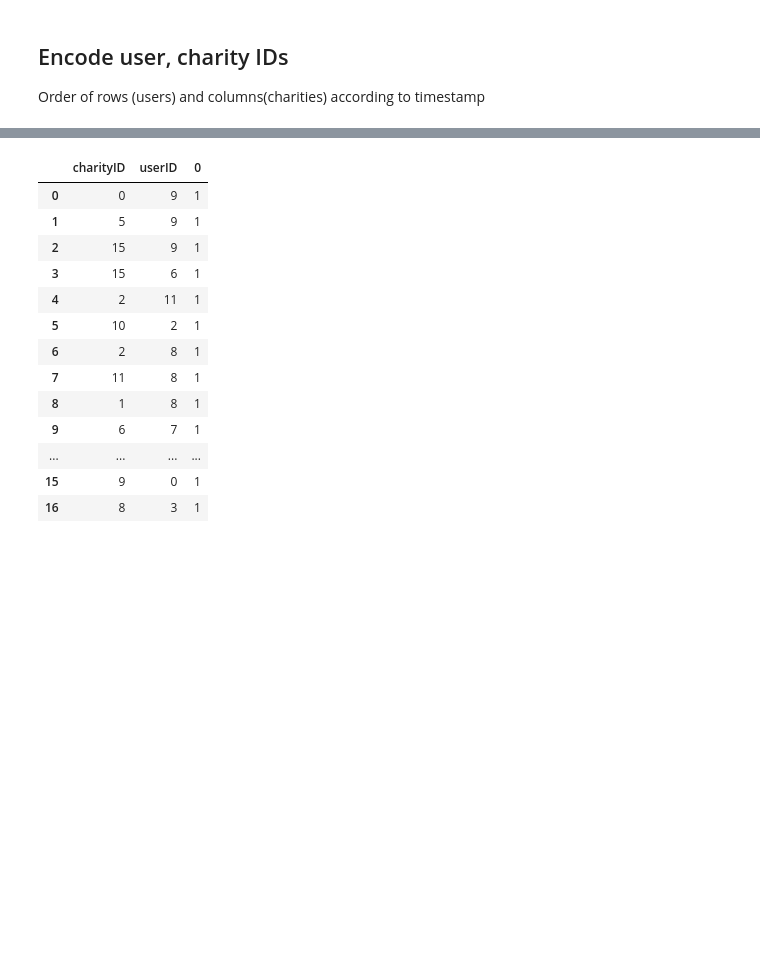
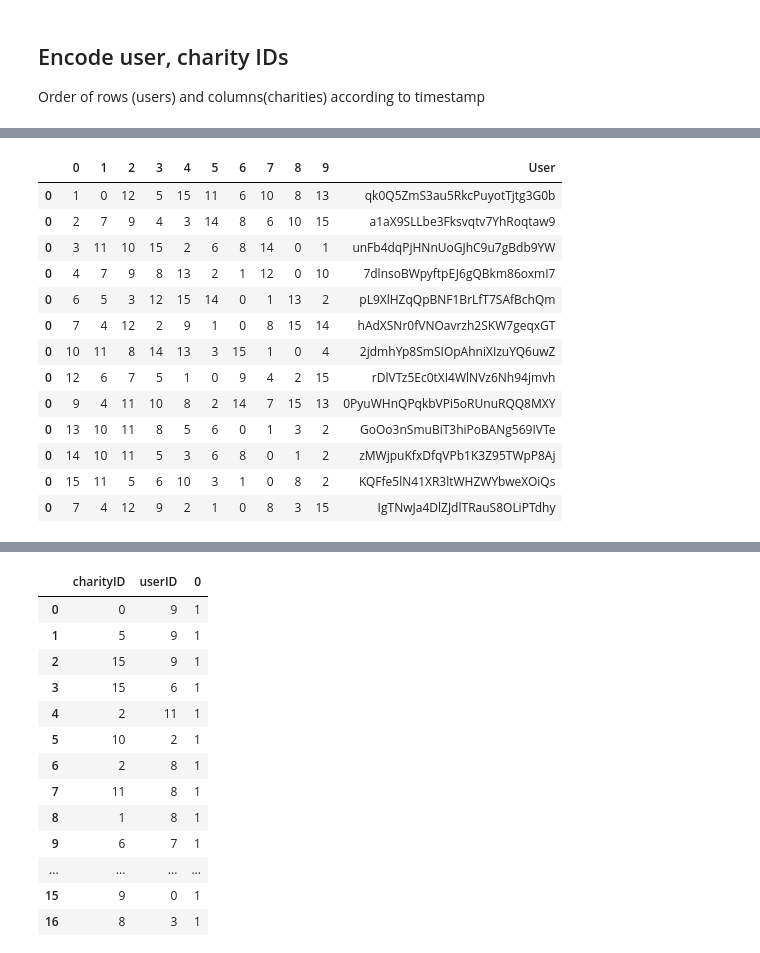
Before and after one commit to TheTriangle/Charities-ML, a Jupyter notebook: BasicModel.ipynb, the cells around one changed output, grey strips where cells are left out. Cells and saved outputs as stored; diff of their text form; code cells hidden in the pictures; blank space fills up the shorter version.

```diff
--- a/BasicModel.ipynb
+++ b/BasicModel.ipynb
@@ -161,0 +184,3 @@ from sklearn.preprocessing import LabelEncoder
+# %%
+data = analytics.drop(columns=['timestamp']).drop_duplicates()
+data
@@ -161,0 +252,33 @@ from sklearn.preprocessing import LabelEncoder
+# %%
+UserModel = tf.keras.Sequential([
+    UserID_vocabulary,
+    tf.keras.layers.Embedding(UserID_vocabulary.vocabulary_size(), 64)
+])
+
+CharityModel = tf.keras.Sequential([
+    Charity_vocabulary,
+    tf.keras.layers.Embedding(Charity_vocabulary.vocabulary_size(), 64)
+])
+
+task = tfrs.tasks.Retrieval(metrics=tfrs.metrics.FactorizedTopK(
+    Charity.batch(4).map(CharityModel))
+)
+# %%
+model = CharityRecModel(UserModel, CharityModel, task)
+model.compile(optimizer=tf.keras.optimizers.Adagrad(0.5))
+
+# Train for 3 epochs.
+model.fit(ratings.batch(4), epochs=3)
+# Use brute-force search to set up retrieval using the trained representations.
+index = tfrs.layers.factorized_top_k.BruteForce(model.UserModel)
+
+index.index_from_dataset(Charity.batch(4).map(model.CharityModel))
+users = data.userID.unique().tolist()
+
+fcst = pd.DataFrame()
+
+for x in users:
+    _, Charity = index(np.array([x]))
+    fcst = pd.concat((fcst, pd.DataFrame(Charity[0, :10].numpy()).transpose()))
+
+fcst['User'] = users
@@ -161,0 +292,17 @@ from sklearn.preprocessing import LabelEncoder
+# %%
+fcst
+# %% [output]
+|  | 0 | 1 | 2 | 3 | 4 | 5 | 6 | 7 | 8 | 9 | User |
+| 0 | 1 | 0 | 12 | 5 | 15 | 11 | 6 | 10 | 8 | 13 | qk0Q5ZmS3au5RkcPuyotTjtg3G0b |
+| 0 | 2 | 7 | 9 | 4 | 3 | 14 | 8 | 6 | 10 | 15 | a1aX9SLLbe3Fksvqtv7YhRoqtaw9 |
+| 0 | 3 | 11 | 10 | 15 | 2 | 6 | 8 | 14 | 0 | 1 | unFb4dqPjHNnUoGJhC9u7gBdb9YW |
+| 0 | 4 | 7 | 9 | 8 | 13 | 2 | 1 | 12 | 0 | 10 | 7dlnsoBWpyftpEJ6gQBkm86oxmI7 |
+| 0 | 6 | 5 | 3 | 12 | 15 | 14 | 0 | 1 | 13 | 2 | pL9XlHZqQpBNF1BrLfT7SAfBchQm |
+| 0 | 7 | 4 | 12 | 2 | 9 | 1 | 0 | 8 | 15 | 14 | hAdXSNr0fVNOavrzh2SKW7geqxGT |
+| 0 | 10 | 11 | 8 | 14 | 13 | 3 | 15 | 1 | 0 | 4 | 2jdmhYp8SmSIOpAhniXIzuYQ6uwZ |
+| 0 | 12 | 6 | 7 | 5 | 1 | 0 | 9 | 4 | 2 | 15 | rDlVTz5Ec0tXI4WlNVz6Nh94jmvh |
+| 0 | 9 | 4 | 11 | 10 | 8 | 2 | 14 | 7 | 15 | 13 | 0PyuWHnQPqkbVPi5oRUnuRQQ8MXY |
+| 0 | 13 | 10 | 11 | 8 | 5 | 6 | 0 | 1 | 3 | 2 | GoOo3nSmuBiT3hiPoBANg569IVTe |
+| 0 | 14 | 10 | 11 | 5 | 3 | 6 | 8 | 0 | 1 | 2 | zMWjpuKfxDfqVPb1K3Z95TWpP8Aj |
+| 0 | 15 | 11 | 5 | 6 | 10 | 3 | 1 | 0 | 8 | 2 | KQFfe5lN41XR3ltWHZWYbweXOiQs |
+| 0 | 7 | 4 | 12 | 9 | 2 | 1 | 0 | 8 | 3 | 15 | IgTNwJa4DlZJdlTRauS8OLiPTdhy |
```
Also changed, not shown: parts of 25 cells of this notebook, 3 other files.
